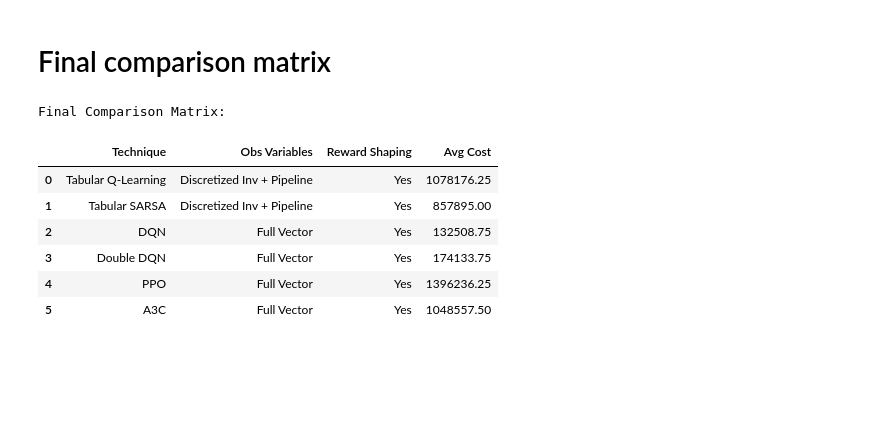
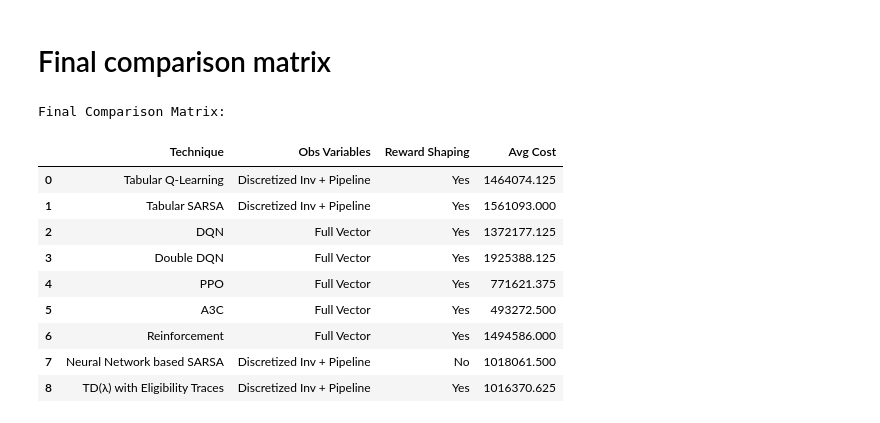
Before and after one commit to aditi-govindu/DA6002W_end_term_project, a Jupyter notebook: DA25G501_ORL_end_term_project.ipynb, the cells around one changed output. Drawn from its saved outputs; the diff is of its cells as text; code cells hidden in the pictures; blank space fills up the shorter version.

Commit message:
Including all RL techniques with 25000 training epochs.

```diff
--- a/DA25G501_ORL_end_term_project.ipynb
+++ b/DA25G501_ORL_end_term_project.ipynb
@@ -2673,0 +2531,10 @@ Recommended quantities for dummy observation: [90, 90, 30]
+# %%
+def reinforce_policy(observation: dict) -> list[int]:
+    'Return order quantities for Products 1, 2 and 3 using the trained Reinforcement Learning policy.'
+    # It takes the observation and the trained network as input.
+    return reinforce_inference_policy(observation, trained_reinforce_policy_net)
+
+# Evaluate the Reinforcement Learning policy
+print('Evaluating Reinforcement Learning...')
+reinforce_results = evaluate_policy(reinforce_policy, student_config)
+display(reinforce_results)
@@ -2673,0 +3246,10 @@ Recommended quantities for dummy observation: [90, 90, 30]
+# %%
+def td_lambda_policy(observation: dict) -> list[int]:
+    'Return order quantities for Products 1, 2 and 3 using the trained Tabular TD(lambda) policy.'
+    # The run_policy function from cell v_v7JddBFskP is used here.
+    return run_policy(observation)
+
+# Evaluate the Tabular TD(lambda) policy
+print('Evaluating Tabular TD(lambda)...')
+td_lambda_results = evaluate_policy(td_lambda_policy, student_config)
+display(td_lambda_results)
@@ -2693,37 +3378,58 @@ results = [
         'Obs Variables': 'Full Vector',
         'Reward Shaping': 'Yes',
         'Avg Cost': dqn_results['Mean Episode Cost'].iloc[0]
     },
     {
         'Technique': 'Double DQN',
         'Obs Variables': 'Full Vector',
         'Reward Shaping': 'Yes',
         'Avg Cost': double_dqn_results['Mean Episode Cost'].iloc[0]
     },
     {
         'Technique': 'PPO',
         'Obs Variables': 'Full Vector',
         'Reward Shaping': 'Yes',
         'Avg Cost': ppo_results['Mean Episode Cost'].iloc[0]
     },
     {
         'Technique': 'A3C',
         'Obs Variables': 'Full Vector',
         'Reward Shaping': 'Yes',
         'Avg Cost': a3c_results['Mean Episode Cost'].iloc[0]
     },
+    {
+        'Technique': 'Reinforcement',
+        'Obs Variables': 'Full Vector',
+        'Reward Shaping': 'Yes',
+        'Avg Cost': reinforce_results['Mean Episode Cost'].iloc[0]
+    },
+    {
+        'Technique': 'Neural Network based SARSA',
+        'Obs Variables': 'Discretized Inv + Pipeline',
+        'Reward Shaping': 'No',
+        'Avg Cost': nn_sarsa_results['Mean Episode Cost'].iloc[0]
+    },
+    {
+        'Technique': 'TD(λ) with Eligibility Traces',
+        'Obs Variables': 'Discretized Inv + Pipeline',
+        'Reward Shaping': 'Yes',
+        'Avg Cost': td_lambda_results['Mean Episode Cost'].iloc[0]
+    }
 ]
 
 # Convert the results list to a DataFrame and display it
 df_results = pd.DataFrame(results)
-print("\nFinal Comparison Matrix:")
+print('\nFinal Comparison Matrix:')
 display(df_results)
 # %% [output]
 Final Comparison Matrix:
 |  | Technique | Obs Variables | Reward Shaping | Avg Cost |
-| 0 | Tabular Q-Learning | Discretized Inv + Pipeline | Yes | 1078176.25 |
-| 1 | Tabular SARSA | Discretized Inv + Pipeline | Yes | 857895.00 |
-| 2 | DQN | Full Vector | Yes | 132508.75 |
-| 3 | Double DQN | Full Vector | Yes | 174133.75 |
-| 4 | PPO | Full Vector | Yes | 1396236.25 |
-| 5 | A3C | Full Vector | Yes | 1048557.50 |
+| 0 | Tabular Q-Learning | Discretized Inv + Pipeline | Yes | 1464074.125 |
+| 1 | Tabular SARSA | Discretized Inv + Pipeline | Yes | 1561093.000 |
+| 2 | DQN | Full Vector | Yes | 1372177.125 |
+| 3 | Double DQN | Full Vector | Yes | 1925388.125 |
+| 4 | PPO | Full Vector | Yes | 771621.375 |
+| 5 | A3C | Full Vector | Yes | 493272.500 |
+| 6 | Reinforcement | Full Vector | Yes | 1494586.000 |
+| 7 | Neural Network based SARSA | Discretized Inv + Pipeline | No | 1018061.500 |
+| 8 | TD(λ) with Eligibility Traces | Discretized Inv + Pipeline | Yes | 1016370.625 |
```
Also changed, not shown: parts of 87 cells of this notebook.
